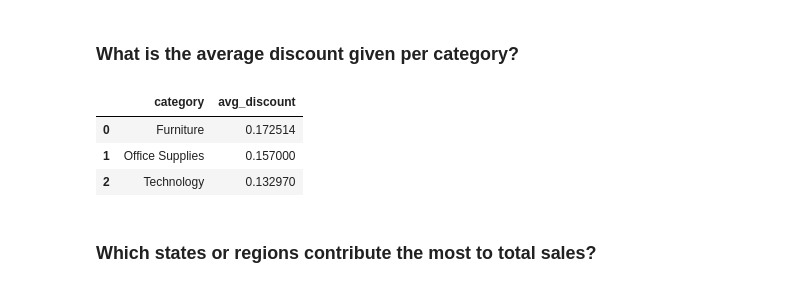
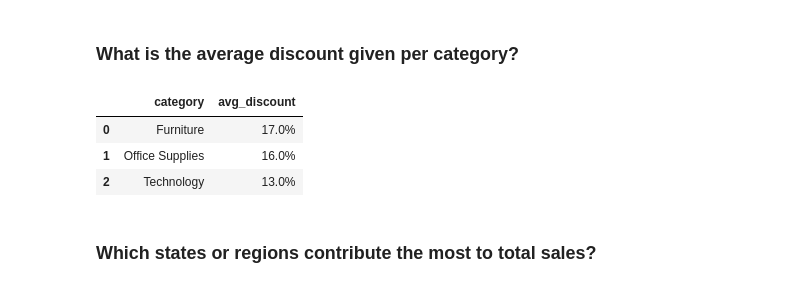
Before and after one commit to miramontron/DA_M3_W4_Workflow, a Jupyter notebook: notebooks/superstore_sales_workflow.ipynb, the cells around one changed output. Saved outputs shown, nothing was run; the diff lists cells and outputs as text; code cells hidden in the pictures.

```diff
--- a/notebooks/superstore_sales_workflow.ipynb
+++ b/notebooks/superstore_sales_workflow.ipynb
@@ -227,17 +227,17 @@ result3
 # %% [markdown]
 ### What is the average discount given per category?
 # %%
-query4 = """ SELECT p.category, AVG(od.discount) AS avg_discount FROM products p
+query4 = """ SELECT p.category, CONCAT(ROUND(AVG(od.discount), 2) * 100, '%') AS avg_discount FROM products p
     JOIN order_details od ON od.product_id = p.product_id
     GROUP BY p.category;
 """
 result4 = pd.read_sql(query4, conn)
 result4
 # %% [output]
 |  | category | avg_discount |
-| 0 | Furniture | 0.172514 |
-| 1 | Office Supplies | 0.157000 |
-| 2 | Technology | 0.132970 |
+| 0 | Furniture | 17.0% |
+| 1 | Office Supplies | 16.0% |
+| 2 | Technology | 13.0% |
 # %% [markdown]
 ### Which states or regions contribute the most to total sales?
 # %%
```
Also changed, not shown: parts of 6 cells of this notebook.
